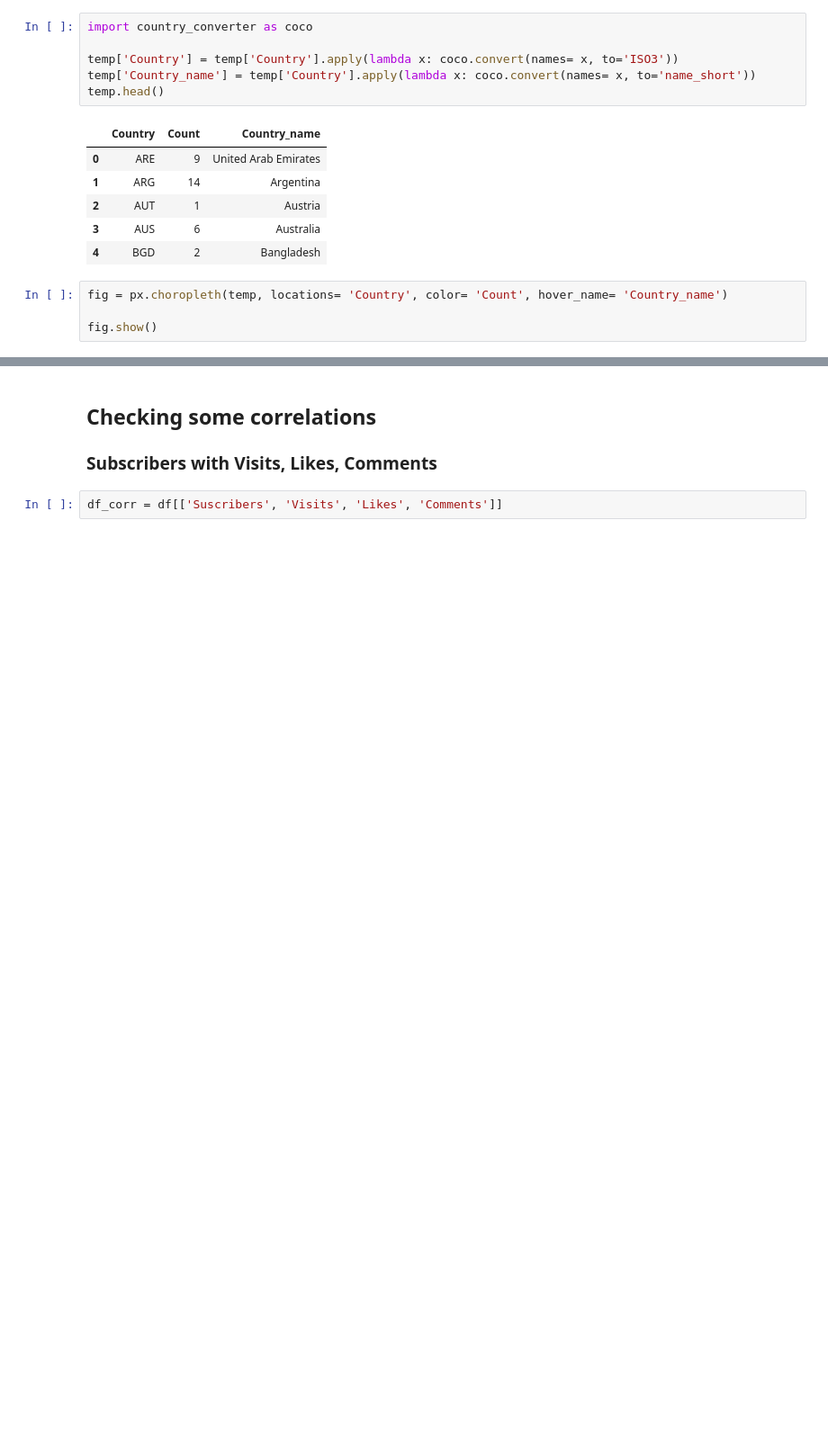
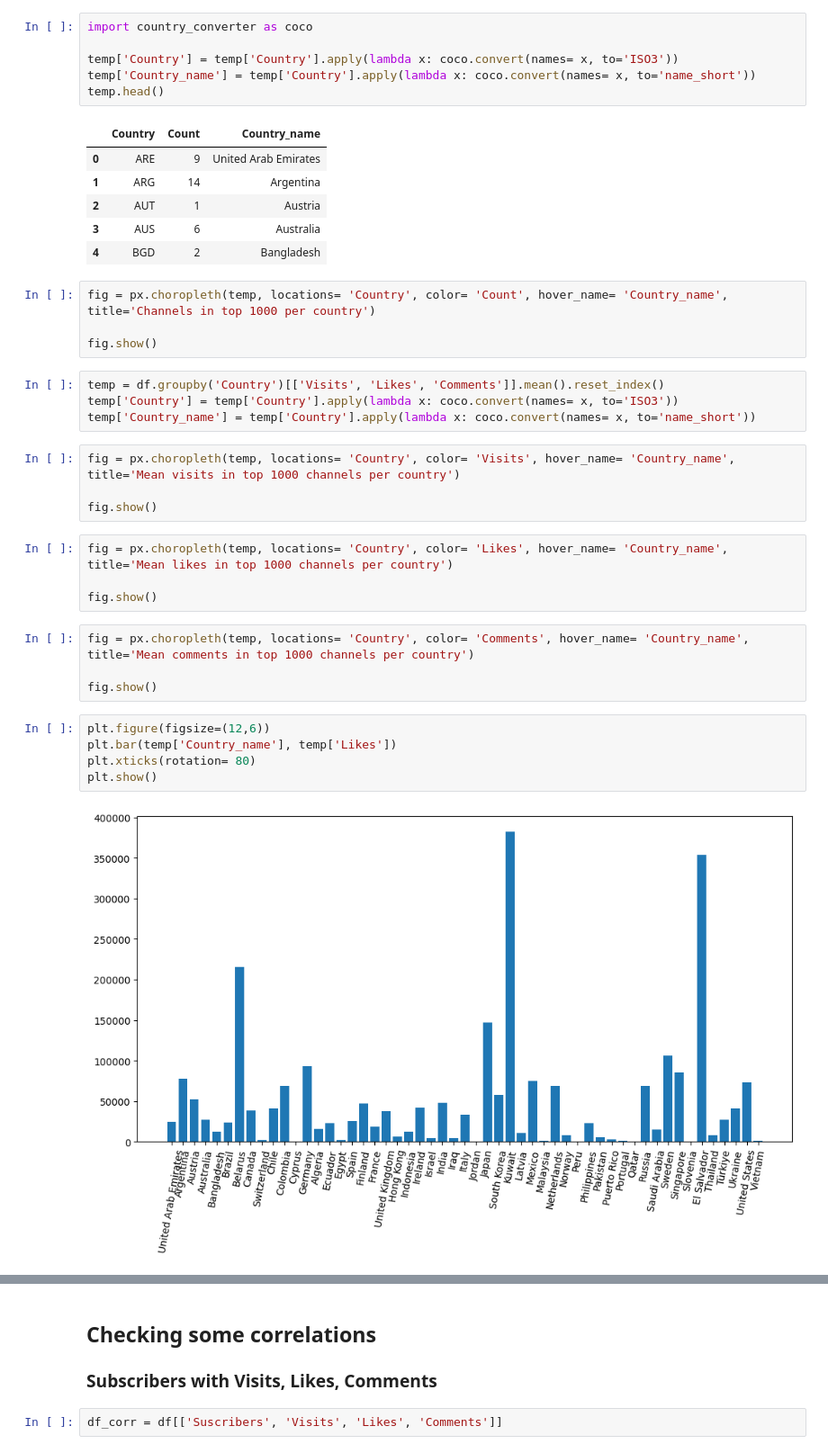
Before and after one commit to gustavocmiranda/DS_Projects, a Jupyter notebook: 03 - Youtube Channels Analysis/yt.ipynb, the cells around one changed output, grey strips where cells are left out. Shown: that part at 90% size. Cells and saved outputs as stored; diff of their text form; blank space fills up the shorter version.

```diff
--- a/03 - Youtube Channels Analysis/yt.ipynb
+++ b/03 - Youtube Channels Analysis/yt.ipynb
@@ -115,6 +115,29 @@ temp.head()
 | 3 | AUS | 6 | Australia |
 | 4 | BGD | 2 | Bangladesh |
 # %%
-fig = px.choropleth(temp, locations= 'Country', color= 'Count', hover_name= 'Country_name')
+fig = px.choropleth(temp, locations= 'Country', color= 'Count', hover_name= 'Country_name', title='Channels in top 1000 per country')
 
 fig.show()
+# %%
+temp = df.groupby('Country')[['Visits', 'Likes', 'Comments']].mean().reset_index()
+temp['Country'] = temp['Country'].apply(lambda x: coco.convert(names= x, to='ISO3'))
+temp['Country_name'] = temp['Country'].apply(lambda x: coco.convert(names= x, to='name_short'))
+# %%
+fig = px.choropleth(temp, locations= 'Country', color= 'Visits', hover_name= 'Country_name', title='Mean visits in top 1000 channels per country')
+
+fig.show()
+# %%
+fig = px.choropleth(temp, locations= 'Country', color= 'Likes', hover_name= 'Country_name', title='Mean likes in top 1000 channels per country')
+
+fig.show()
+# %%
+fig = px.choropleth(temp, locations= 'Country', color= 'Comments', hover_name= 'Country_name', title='Mean comments in top 1000 channels per country')
+
+fig.show()
+# %%
+plt.figure(figsize=(12,6))
+plt.bar(temp['Country_name'], temp['Likes'])
+plt.xticks(rotation= 80)
+plt.show()
+# %% [output]
+[figure, added]
```
Also changed, not shown: parts of 4 cells of this notebook, 1 other file.
